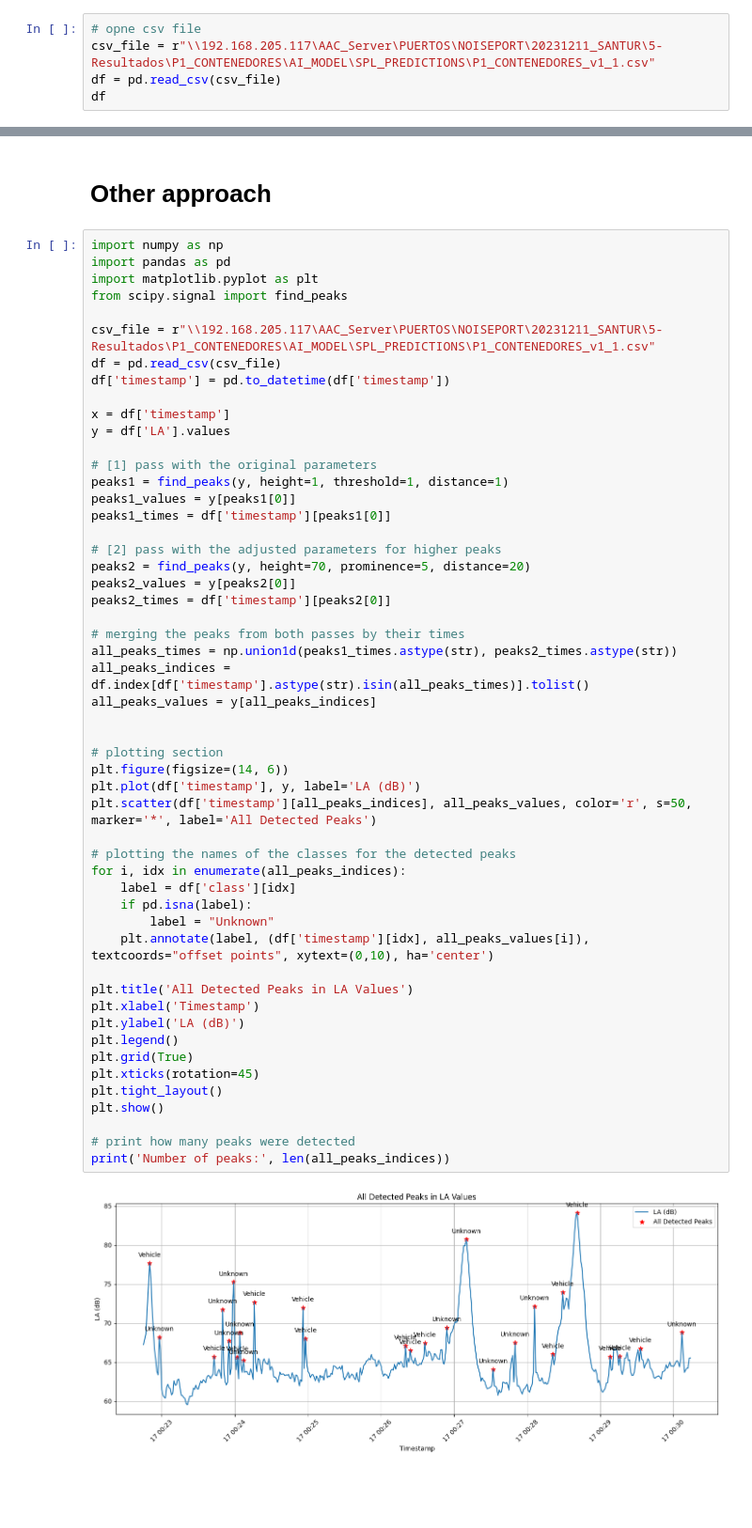
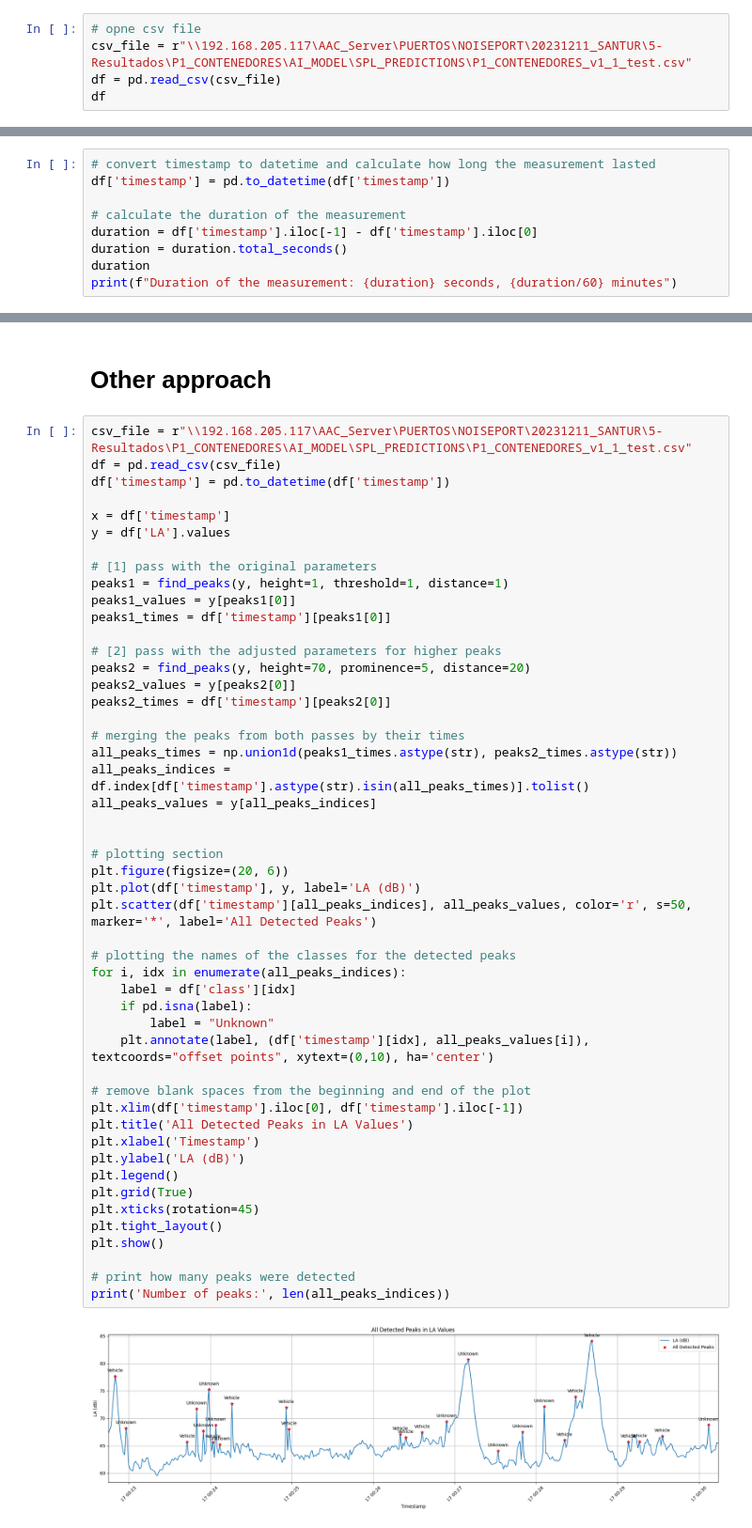
Before and after one commit to aacacustica/Audio_Processing, a Jupyter notebook: AI_Model/Urban_Model/test_pred_slp/visualize/peak_detection.ipynb, the cells around one changed output, grey strips where cells are left out. Shown at 94% size. Saved outputs shown, nothing was run; the diff lists cells and outputs as text; blank space fills up the shorter version.

Commit message:
peak prediction analysis

```diff
--- a/AI_Model/Urban_Model/test_pred_slp/visualize/peak_detection.ipynb
+++ b/AI_Model/Urban_Model/test_pred_slp/visualize/peak_detection.ipynb
@@ -14,7 +16,7 @@ def leq(levels):
     return 10*np.log10(np.mean(np.power(10,l/10)))
 # %%
 # opne csv file
-csv_file = r"\\192.168.205.117\AAC_Server\PUERTOS\NOISEPORT\20231211_SANTUR\5-Resultados\P1_CONTENEDORES\AI_MODEL\SPL_PREDICTIONS\P1_CONTENEDORES_v1_1.csv"
+csv_file = r"\\192.168.205.117\AAC_Server\PUERTOS\NOISEPORT\20231211_SANTUR\5-Resultados\P1_CONTENEDORES\AI_MODEL\SPL_PREDICTIONS\P1_CONTENEDORES_v1_1_test.csv"
 df = pd.read_csv(csv_file)
 df
 # %% [output]
@@ -31,3 +33,12 @@ df
 | 448 | 20231217_002245.WAV | 2023-12-17 00:30:13 | 65.51 | 70.07 | 70.16 | 66.47 | 64.88 | NaN | NaN |
 | 449 | 20231217_002245.WAV | 2023-12-17 00:30:14 | 65.53 | 69.92 | 69.99 | 66.74 | 64.32 | NaN | NaN |
 450 rows × 9 columns
+# %%
+# convert timestamp to datetime and calculate how long the measurement lasted
+df['timestamp'] = pd.to_datetime(df['timestamp'])
+
+# calculate the duration of the measurement
+duration = df['timestamp'].iloc[-1] - df['timestamp'].iloc[0]
+duration = duration.total_seconds()
+duration
+print(f"Duration of the measurement: {duration} seconds, {duration/60} minutes")
@@ -120,12 +132,7 @@ plt.show()
 # %% [markdown]
 # Other approach
 # %%
-import numpy as np
-import pandas as pd
-import matplotlib.pyplot as plt
-from scipy.signal import find_peaks
-
-csv_file = r"\\192.168.205.117\AAC_Server\PUERTOS\NOISEPORT\20231211_SANTUR\5-Resultados\P1_CONTENEDORES\AI_MODEL\SPL_PREDICTIONS\P1_CONTENEDORES_v1_1.csv"
+csv_file = r"\\192.168.205.117\AAC_Server\PUERTOS\NOISEPORT\20231211_SANTUR\5-Resultados\P1_CONTENEDORES\AI_MODEL\SPL_PREDICTIONS\P1_CONTENEDORES_v1_1_test.csv"
 df = pd.read_csv(csv_file)
 df['timestamp'] = pd.to_datetime(df['timestamp'])
 
@@ -144,33 +151,35 @@ peaks2_times = df['timestamp'][peaks2[0]]
 
 # merging the peaks from both passes by their times
 all_peaks_times = np.union1d(peaks1_times.astype(str), peaks2_times.astype(str))
 all_peaks_indices = df.index[df['timestamp'].astype(str).isin(all_peaks_times)].tolist()
 all_peaks_values = y[all_peaks_indices]
 
 
 # plotting section
-plt.figure(figsize=(14, 6))
+plt.figure(figsize=(20, 6))
 plt.plot(df['timestamp'], y, label='LA (dB)')
 plt.scatter(df['timestamp'][all_peaks_indices], all_peaks_values, color='r', s=50, marker='*', label='All Detected Peaks')
 
 # plotting the names of the classes for the detected peaks
 for i, idx in enumerate(all_peaks_indices):
     label = df['class'][idx]
     if pd.isna(label):
         label = "Unknown"
     plt.annotate(label, (df['timestamp'][idx], all_peaks_values[i]), textcoords="offset points", xytext=(0,10), ha='center')
 
+# remove blank spaces from the beginning and end of the plot
+plt.xlim(df['timestamp'].iloc[0], df['timestamp'].iloc[-1])
 plt.title('All Detected Peaks in LA Values')
 plt.xlabel('Timestamp')
 plt.ylabel('LA (dB)')
 plt.legend()
 plt.grid(True)
 plt.xticks(rotation=45)
 plt.tight_layout()
 plt.show()
 
 # print how many peaks were detected
 print('Number of peaks:', len(all_peaks_indices))
 # %% [output]
-[figure, old version]
+[figure, new version]
 Number of peaks: 27
```
Also changed, not shown: parts of 8 cells of this notebook.
